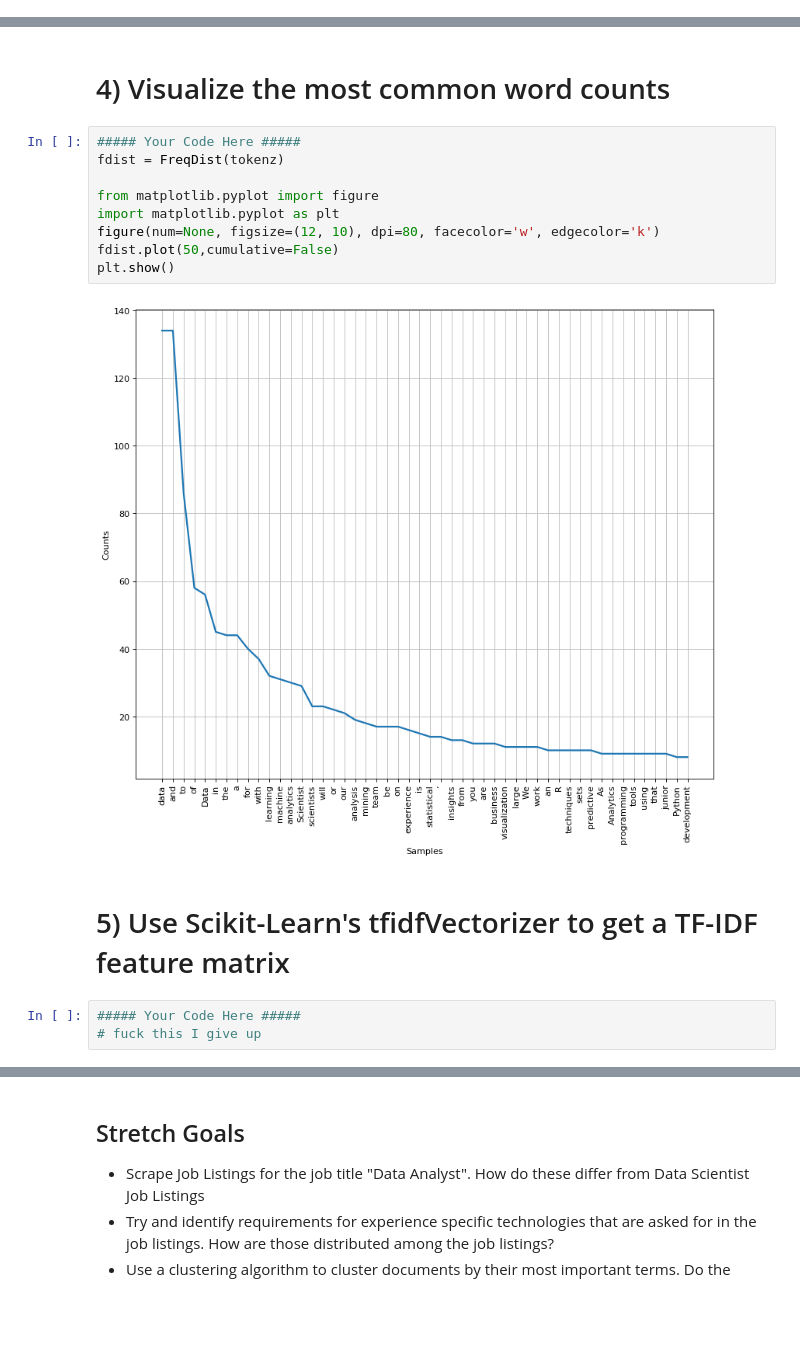
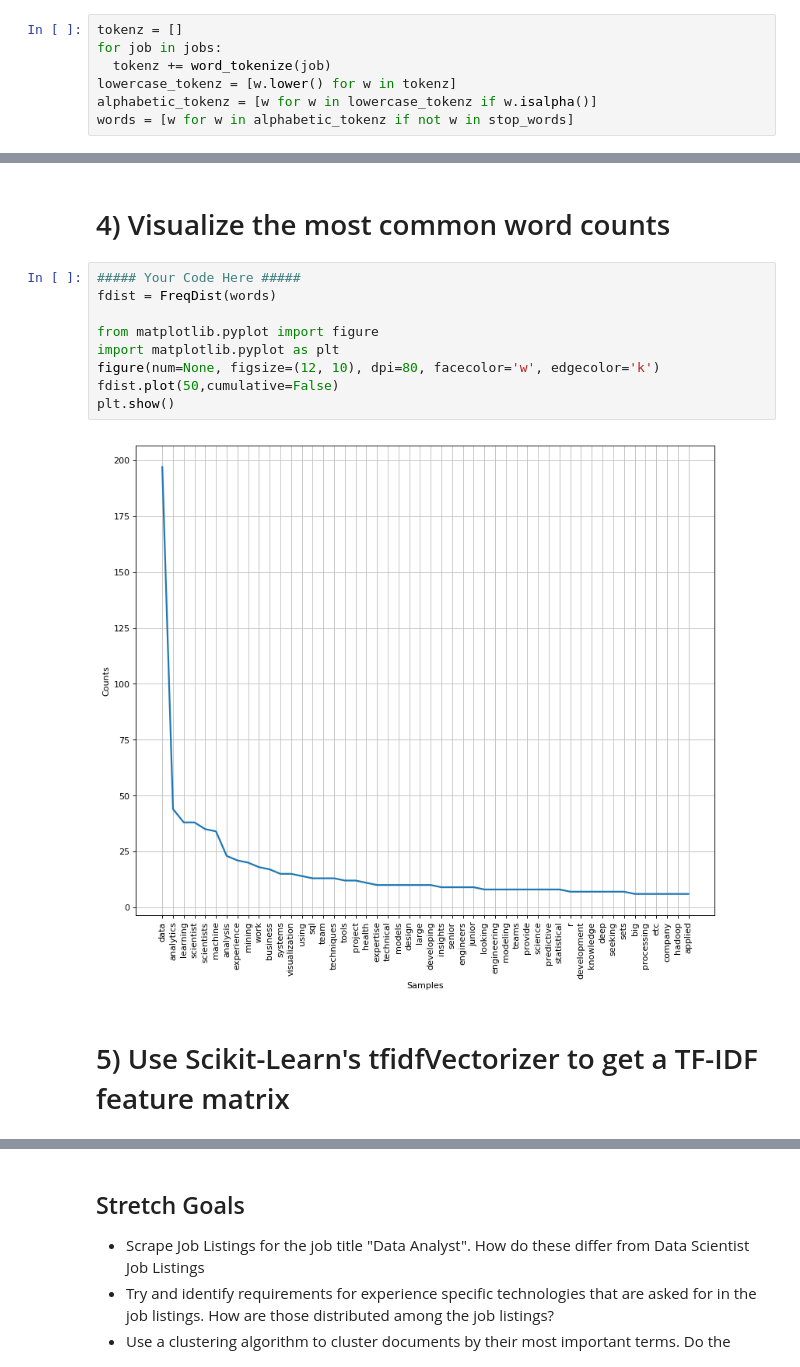
Before and after one commit to wel51x/DS-Unit-4-Sprint-2-NLP, a Jupyter notebook: My_LS_DS_422_BOW_Assignment.ipynb, the cells around one changed output, grey strips where cells are left out. Saved outputs shown, nothing was run; the diff lists cells and outputs as text; blank space fills up the shorter version.

```diff
--- a/My_LS_DS_422_BOW_Assignment.ipynb
+++ b/My_LS_DS_422_BOW_Assignment.ipynb
@@ -84,3 +80,10 @@ for job in jobs:
+# %%
+tokenz = []
+for job in jobs:
+  tokenz += word_tokenize(job)
+lowercase_tokenz = [w.lower() for w in tokenz]
+alphabetic_tokenz = [w for w in lowercase_tokenz if w.isalpha()]
+words = [w for w in alphabetic_tokenz if not w in stop_words]
 # %%
 tokenz
 # %%
@@ -122,17 +131,14 @@ df.head()
 # 4) Visualize the most common word counts
 # %%
 ##### Your Code Here #####
-fdist = FreqDist(tokenz)
+fdist = FreqDist(words)
 
 from matplotlib.pyplot import figure
 import matplotlib.pyplot as plt
 figure(num=None, figsize=(12, 10), dpi=80, facecolor='w', edgecolor='k')
 fdist.plot(50,cumulative=False)
 plt.show()
 # %% [output]
-[figure, old version]
+[figure, new version]
 # %% [markdown]
  # 5) Use Scikit-Learn's tfidfVectorizer to get a TF-IDF feature matrix
-# %%
-##### Your Code Here #####
-# fuck this I give up
```
Also changed, not shown: parts of 5 cells of this notebook.
